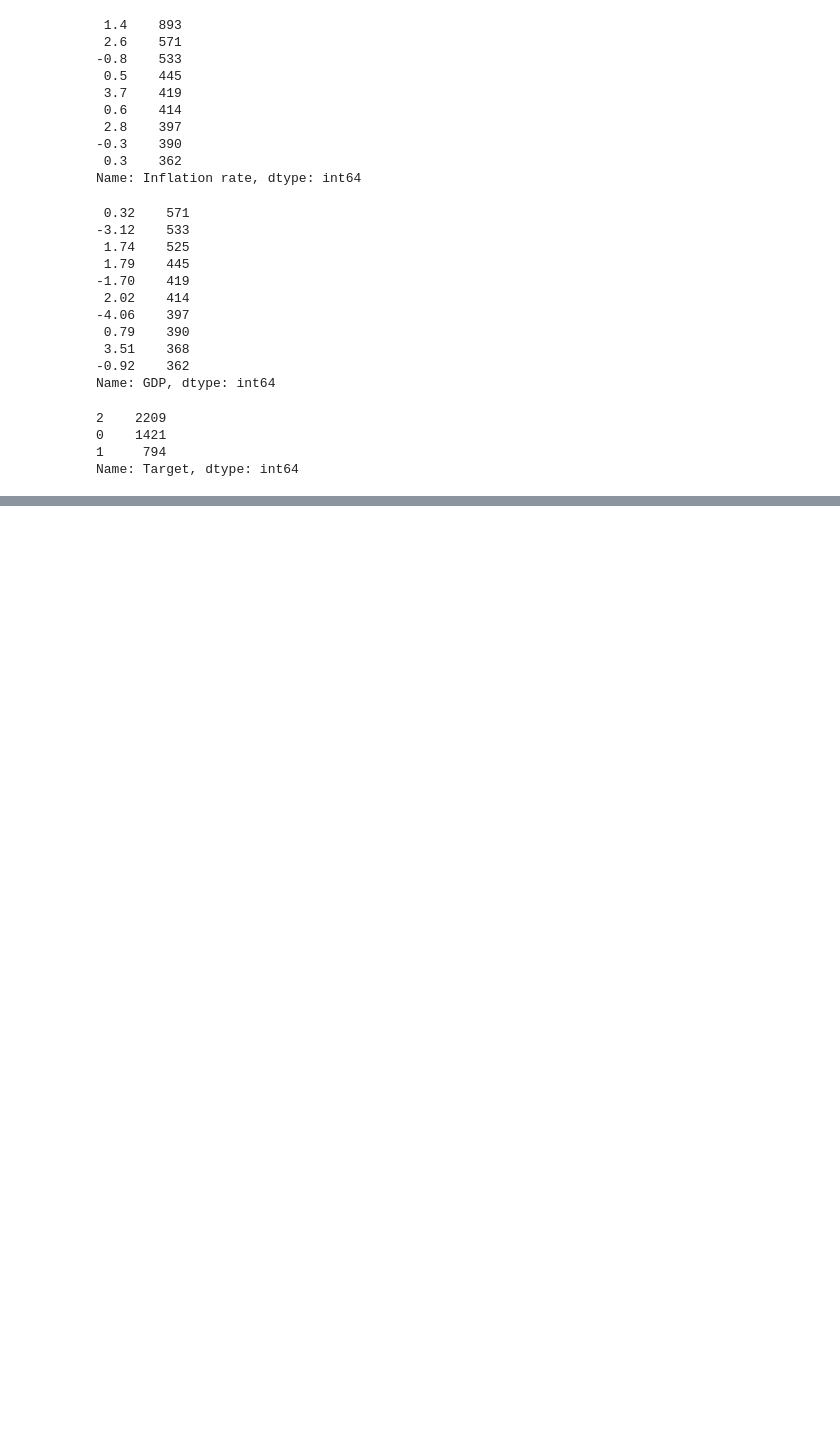
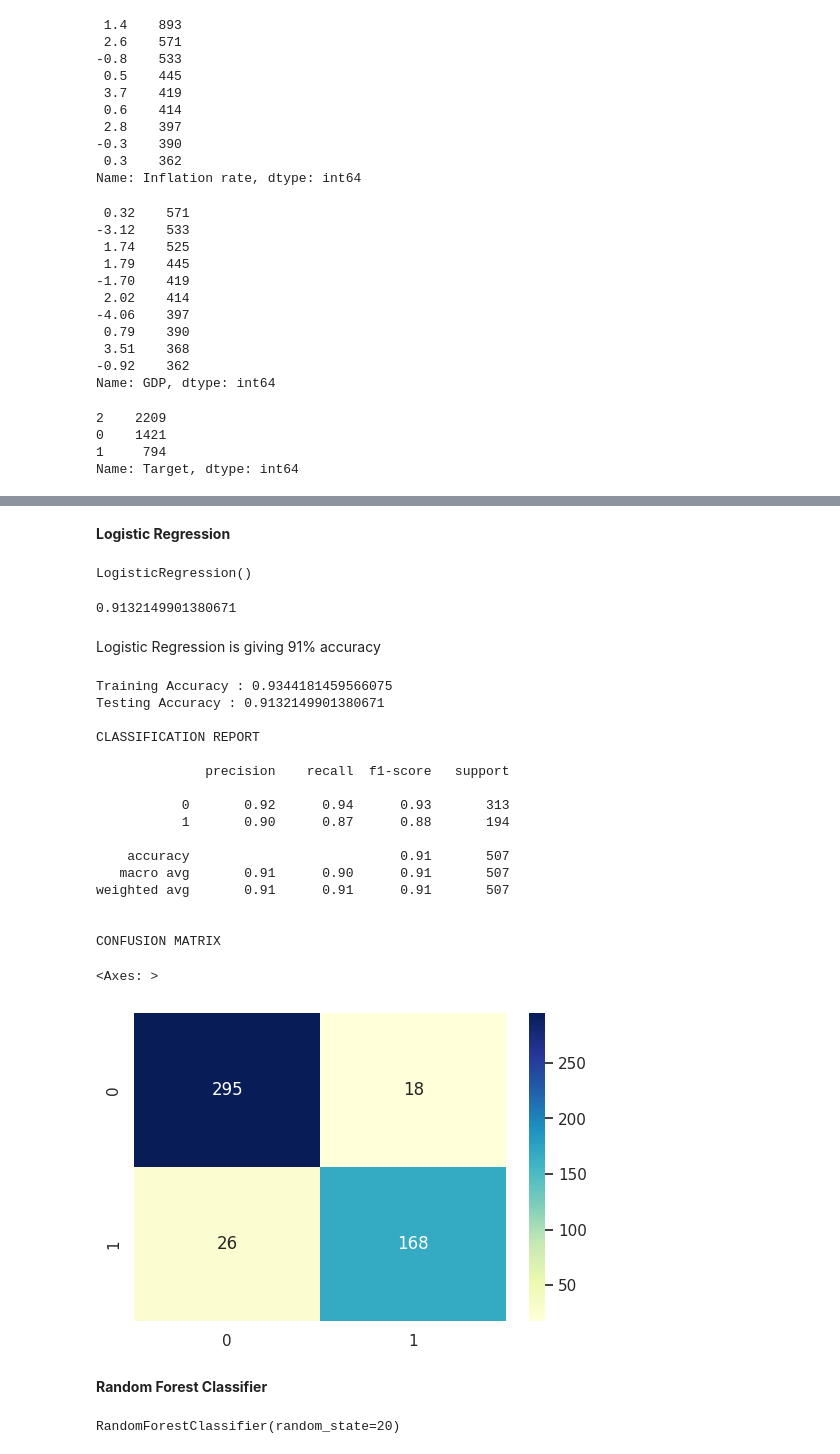
Before and after one commit to ac-infinityhub/zenteiq-kaard, a Jupyter notebook: main.ipynb, the cells around one changed output, grey strips where cells are left out. Cells and saved outputs as stored; diff of their text form; code cells hidden in the pictures; blank space fills up the shorter version.

```diff
--- a/main.ipynb
+++ b/main.ipynb
@@ -804,0 +731,7 @@ Name: Target, dtype: int64
+# %%
+# Dropping the corresponding rows from the dataframe
+out_df = s_df.drop(s_df.index[outliers[0]])
+
+# Resetting the index of the dataframe
+s_df = out_df.reset_index(drop=True)
+s_df.shape
@@ -815,7 +764,7 @@ Name: Target, dtype: int64
 # %%
 # mapping integer codes to new values
 mapping = {0: 1, 2: 0}
-s_df["Target"] = df["Target"].replace(mapping)
+s_df["Target"] = s_df["Target"].replace(mapping)
 
 s_df.loc[:,'Target'].value_counts()
 # %% [output]
@@ -839,14 +785,3 @@ scaled.shape
 # %%
 # Split data into training and testing sets
 X_train, X_test, y_train, y_test = train_test_split(scaled, z, test_size=0.2, random_state=10)
-
-# Fit logistic regression model on training data
-logreg = LogisticRegression()
-logreg.fit(X_train, y_train.ravel())
-
-
-# Evaluate performance on testing data
-score = logreg.score(X_test, y_test)
-
-# Make predictions on the test data
-y_pred = logreg.predict(X_test)
@@ -890,0 +788,2 @@ sns.heatmap(cm, annot=True, fmt="d")
+# %% [markdown]
+**Logistic Regression**
@@ -890,0 +793,50 @@ sns.heatmap(cm, annot=True, fmt="d")
+# %%
+# Fit logistic regression model on training data
+logreg.fit(X_train, y_train)
+# %% [output]
+LogisticRegression()
+# %%
+# Evaluate performance on testing data
+logreg.score(X_test, y_test)
+# %% [output]
+0.9132149901380671
+# %% [markdown]
+Logistic Regression is giving 91% accuracy
+# %%
+# Calculating the accuracy of the model
+print('Training Accuracy :',logreg.score(X_train,y_train))
+print('Testing Accuracy :',logreg.score(X_test,y_test))
+
+# Make predictions on the test data
+y_pred = logreg.predict(X_test)
+
+print('\nCLASSIFICATION REPORT\n')
+print(classification_report(y_test, y_pred))
+
+# calculating confusion matrix
+cm = confusion_matrix(y_test, y_pred)
+
+print('\nCONFUSION MATRIX')
+plt.figure(figsize= (6,4))
+sns.heatmap(cm, annot=True, fmt="d", cmap="YlGnBu")
+# %% [output]
+Training Accuracy : 0.9344181459566075
+Testing Accuracy : 0.9132149901380671
+
+CLASSIFICATION REPORT
+
+              precision    recall  f1-score   support
+
+           0       0.92      0.94      0.93       313
+           1       0.90      0.87      0.88       194
+
+    accuracy                           0.91       507
+   macro avg       0.91      0.90      0.91       507
+weighted avg       0.91      0.91      0.91       507
+
+
+CONFUSION MATRIX
+<Axes: >
+[figure, added]
+# %% [markdown]
+**Random Forest Classifier**
@@ -890,0 +846,5 @@ sns.heatmap(cm, annot=True, fmt="d")
+# %%
+# Fit the model on the training data
+rf.fit(X_train, y_train)
+# %% [output]
+RandomForestClassifier(random_state=20)
```
Also changed, not shown: parts of 35 cells of this notebook.
